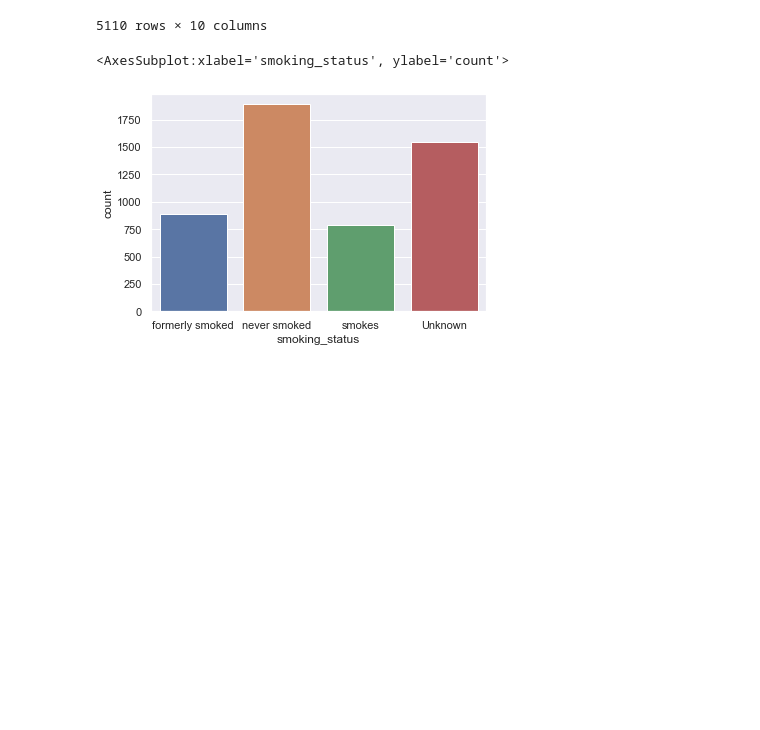
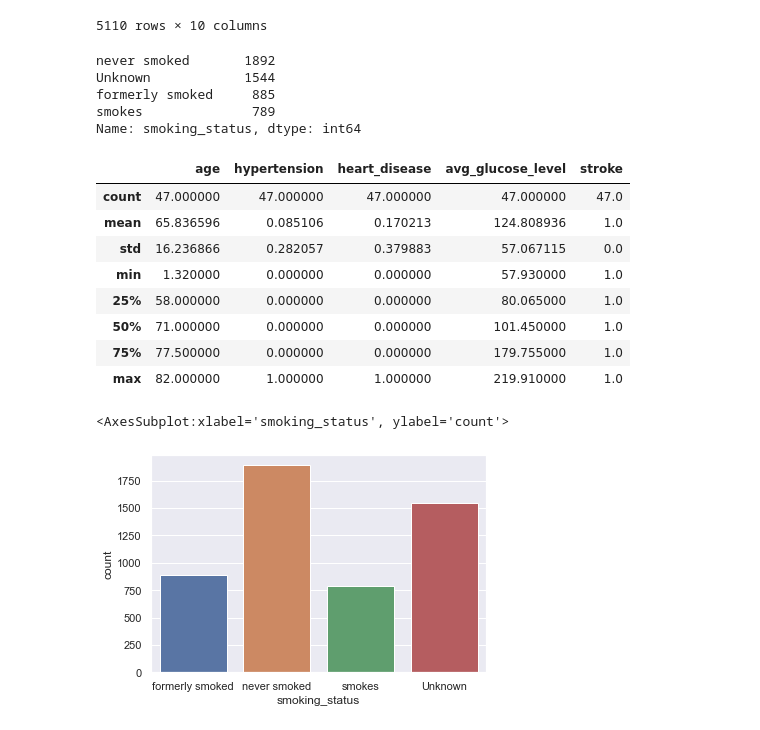
Before and after one commit to Emuolanari/ML_ICA, a Jupyter notebook: Machine Learning ICA .ipynb, the cells around one changed output. Saved outputs shown, nothing was run; the diff lists cells and outputs as text; code cells hidden in the pictures; blank space fills up the shorter version.

```diff
--- a/Machine Learning ICA .ipynb
+++ b/Machine Learning ICA .ipynb
@@ -128,3 +129,23 @@ cleaned_stroke_data
 | 5108 | Male | 51.0 | 0 | 0 | Yes | Private | Rural | ... |
 | 5109 | Female | 44.0 | 0 | 0 | Yes | Govt_job | Urban | ... |
 5110 rows × 10 columns
+# %%
+cleaned_stroke_data['smoking_status'].value_counts()
+# %% [output]
+never smoked       1892
+Unknown            1544
+formerly smoked     885
+smokes              789
+Name: smoking_status, dtype: int64
+# %%
+cleaned_stroke_data.loc[(cleaned_stroke_data['smoking_status']=='Unknown')&(cleaned_stroke_data['stroke']==1)].describe()
+# %% [output]
+|  | age | hypertension | heart_disease | avg_glucose_level | stroke |
+| count | 47.000000 | 47.000000 | 47.000000 | 47.000000 | 47.0 |
+| mean | 65.836596 | 0.085106 | 0.170213 | 124.808936 | 1.0 |
+| std | 16.236866 | 0.282057 | 0.379883 | 57.067115 | 0.0 |
+| min | 1.320000 | 0.000000 | 0.000000 | 57.930000 | 1.0 |
+| 25% | 58.000000 | 0.000000 | 0.000000 | 80.065000 | 1.0 |
+| 50% | 71.000000 | 0.000000 | 0.000000 | 101.450000 | 1.0 |
+| 75% | 77.500000 | 0.000000 | 0.000000 | 179.755000 | 1.0 |
+| max | 82.000000 | 1.000000 | 1.000000 | 219.910000 | 1.0 |
```
Also changed, not shown: parts of 29 cells of this notebook.
